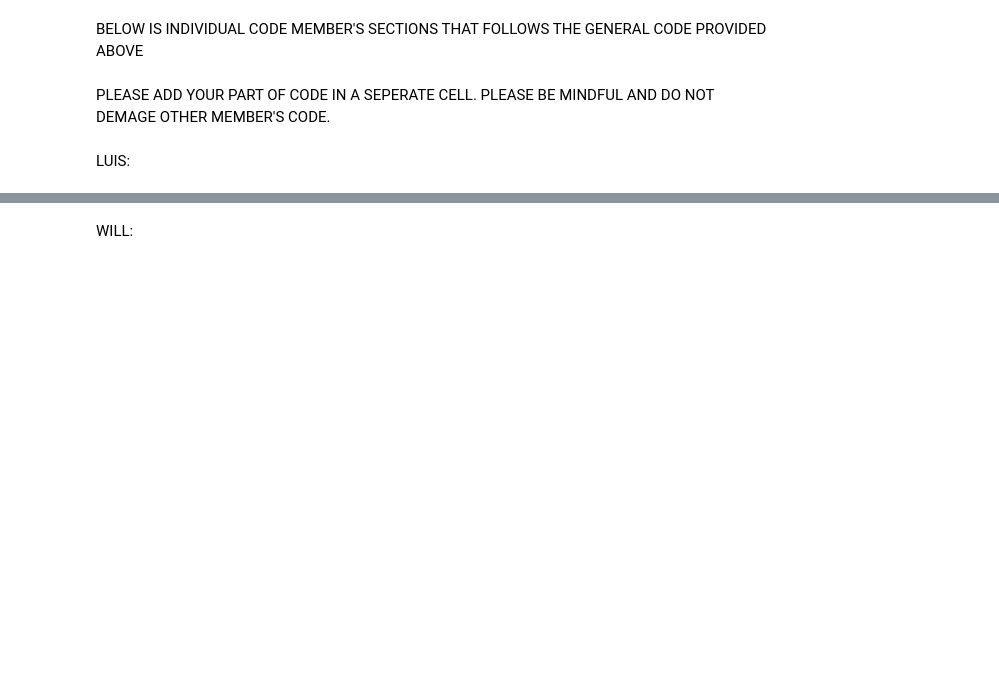
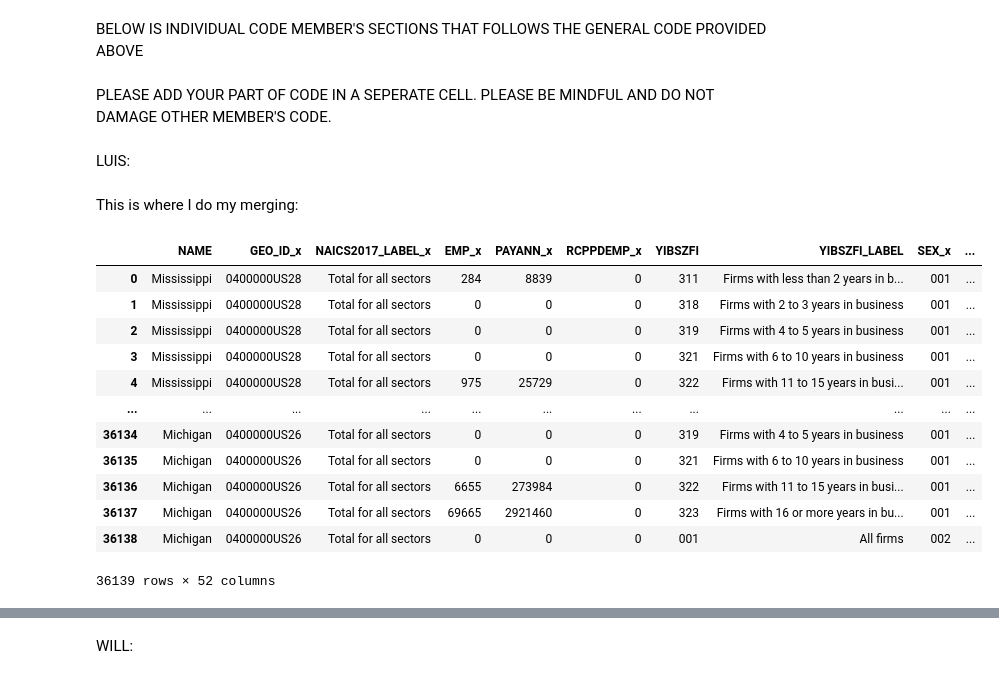
Before and after one commit to Myself1214/LPSW-API-Assesment, a Jupyter notebook: General Code.ipynb, the cells around one changed output, grey strips where cells are left out. Saved outputs shown, nothing was run; the diff lists cells and outputs as text; code cells hidden in the pictures; blank space fills up the shorter version.

```diff
--- a/General Code.ipynb
+++ b/General Code.ipynb
@@ -31,6 +31,36 @@ tech_char = tech_char.drop(tech_char.index[0])
 # %% [markdown]
 BELOW IS INDIVIDUAL CODE MEMBER'S SECTIONS THAT FOLLOWS THE GENERAL CODE PROVIDED ABOVE
 # %% [markdown]
-PLEASE ADD YOUR PART OF CODE IN A SEPERATE CELL. PLEASE BE MINDFUL AND DO NOT DEMAGE OTHER MEMBER'S CODE.
+PLEASE ADD YOUR PART OF CODE IN A SEPERATE CELL. PLEASE BE MINDFUL AND DO NOT DAMAGE OTHER MEMBER'S CODE.
-# %% [markdown]
-LUIS:
+# %% [markdown]
+LUIS:
+# %% [markdown]
+This is where I do my merging:
+# %%
+# c_summary
+# char_business
+# char_business_owners
+# tech_char
+
+
+c_summary_char_business = c_summary.merge(char_business, how = 'left', on = 'NAME')
+
+c_summary_char_business_and_owners = c_summary_char_business.merge(char_business_owners, how='left', on = 'NAME')
+
+c_summary_char_business_and_owners_and_tech = c_summary_char_business_and_owners.merge(tech_char, how='left', on = 'NAME')
+
+c_summary_char_business_and_owners
+# %% [output]
+|  | NAME | GEO_ID_x | NAICS2017_LABEL_x | EMP_x | PAYANN_x | RCPPDEMP_x | YIBSZFI | YIBSZFI_LABEL | SEX_x | ... |
+| 0 | Mississippi | 0400000US28 | Total for all sectors | 284 | 8839 | 0 | 311 | Firms with less than 2 years in b... | 001 | ... |
+| 1 | Mississippi | 0400000US28 | Total for all sectors | 0 | 0 | 0 | 318 | Firms with 2 to 3 years in business | 001 | ... |
+| 2 | Mississippi | 0400000US28 | Total for all sectors | 0 | 0 | 0 | 319 | Firms with 4 to 5 years in business | 001 | ... |
+| 3 | Mississippi | 0400000US28 | Total for all sectors | 0 | 0 | 0 | 321 | Firms with 6 to 10 years in business | 001 | ... |
+| 4 | Mississippi | 0400000US28 | Total for all sectors | 975 | 25729 | 0 | 322 | Firms with 11 to 15 years in busi... | 001 | ... |
+| ... | ... | ... | ... | ... | ... | ... | ... | ... | ... | ... |
+| 36134 | Michigan | 0400000US26 | Total for all sectors | 0 | 0 | 0 | 319 | Firms with 4 to 5 years in business | 001 | ... |
+| 36135 | Michigan | 0400000US26 | Total for all sectors | 0 | 0 | 0 | 321 | Firms with 6 to 10 years in business | 001 | ... |
+| 36136 | Michigan | 0400000US26 | Total for all sectors | 6655 | 273984 | 0 | 322 | Firms with 11 to 15 years in busi... | 001 | ... |
+| 36137 | Michigan | 0400000US26 | Total for all sectors | 69665 | 2921460 | 0 | 323 | Firms with 16 or more years in bu... | 001 | ... |
+| 36138 | Michigan | 0400000US26 | Total for all sectors | 0 | 0 | 0 | 001 | All firms | 002 | ... |
+36139 rows × 52 columns
```
Also changed, not shown: parts of 17 cells of this notebook.
